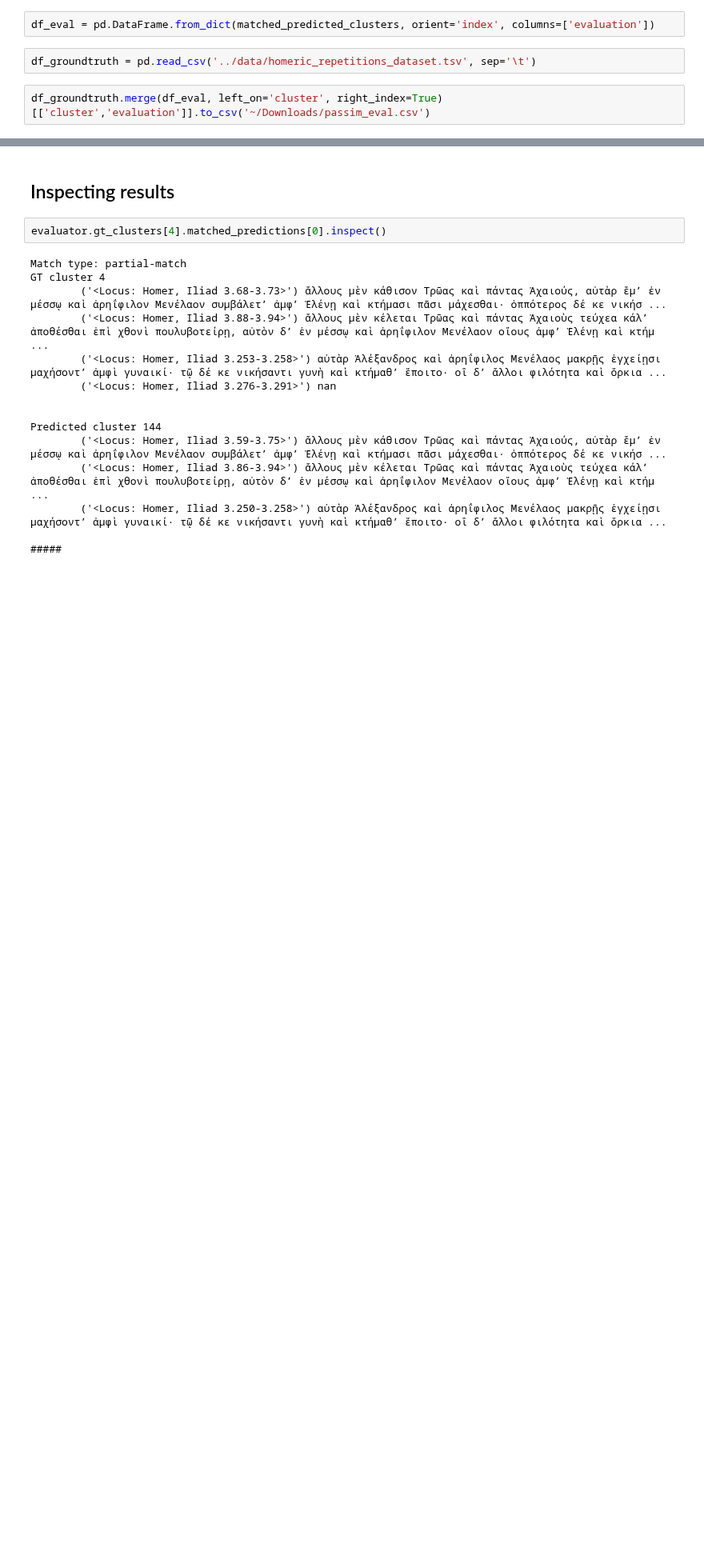
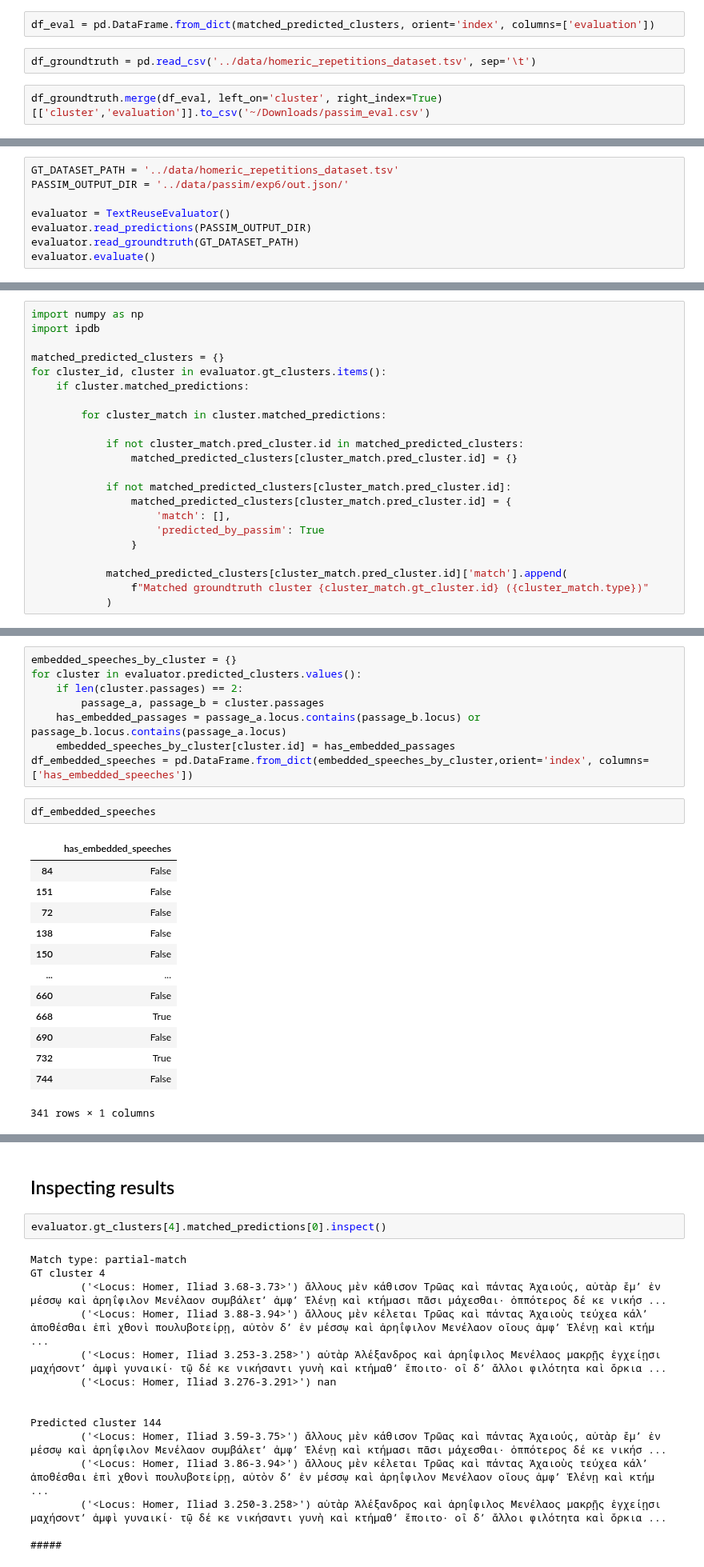
Before and after one commit to mromanello/repetitions-homeric-speeches, a Jupyter notebook: notebooks/Evaluation.ipynb, the cells around one changed output, grey strips where cells are left out. Shown at 80% size. Saved outputs shown, nothing was run; the diff lists cells and outputs as text; blank space fills up the shorter version.

```diff
--- a/notebooks/Evaluation.ipynb
+++ b/notebooks/Evaluation.ipynb
@@ -69,0 +80,8 @@ df_groundtruth.merge(df_eval, left_on='cluster', right_index=True)[['cluster','e
+# %%
+GT_DATASET_PATH = '../data/homeric_repetitions_dataset.tsv'
+PASSIM_OUTPUT_DIR = '../data/passim/exp6/out.json/'
+
+evaluator = TextReuseEvaluator()
+evaluator.read_predictions(PASSIM_OUTPUT_DIR)
+evaluator.read_groundtruth(GT_DATASET_PATH)
+evaluator.evaluate()
@@ -69,0 +99,22 @@ df_groundtruth.merge(df_eval, left_on='cluster', right_index=True)[['cluster','e
+# %%
+import numpy as np
+import ipdb
+
+matched_predicted_clusters = {}
+for cluster_id, cluster in evaluator.gt_clusters.items():
+    if cluster.matched_predictions:
+
+        for cluster_match in cluster.matched_predictions:
+
+            if not cluster_match.pred_cluster.id in matched_predicted_clusters:
+                matched_predicted_clusters[cluster_match.pred_cluster.id] = {}
+
+            if not matched_predicted_clusters[cluster_match.pred_cluster.id]:
+                matched_predicted_clusters[cluster_match.pred_cluster.id] = {
+                    'match': [],
+                    'predicted_by_passim': True
+                }
+
+            matched_predicted_clusters[cluster_match.pred_cluster.id]['match'].append(
+                f"Matched groundtruth cluster {cluster_match.gt_cluster.id} ({cluster_match.type})"
+            )
@@ -69,0 +157,24 @@ df_groundtruth.merge(df_eval, left_on='cluster', right_index=True)[['cluster','e
+# %%
+embedded_speeches_by_cluster = {}
+for cluster in evaluator.predicted_clusters.values():
+    if len(cluster.passages) == 2:
+        passage_a, passage_b = cluster.passages
+    has_embedded_passages = passage_a.locus.contains(passage_b.locus) or passage_b.locus.contains(passage_a.locus)
+    embedded_speeches_by_cluster[cluster.id] = has_embedded_passages
+df_embedded_speeches = pd.DataFrame.from_dict(embedded_speeches_by_cluster,orient='index', columns=['has_embedded_speeches'])
+# %%
+df_embedded_speeches
+# %% [output]
+|  | has_embedded_speeches |
+| 84 | False |
+| 151 | False |
+| 72 | False |
+| 138 | False |
+| 150 | False |
+| ... | ... |
+| 660 | False |
+| 668 | True |
+| 690 | False |
+| 732 | True |
+| 744 | False |
+341 rows × 1 columns
```
Also changed, not shown: parts of 29 cells of this notebook, 3 other files.
